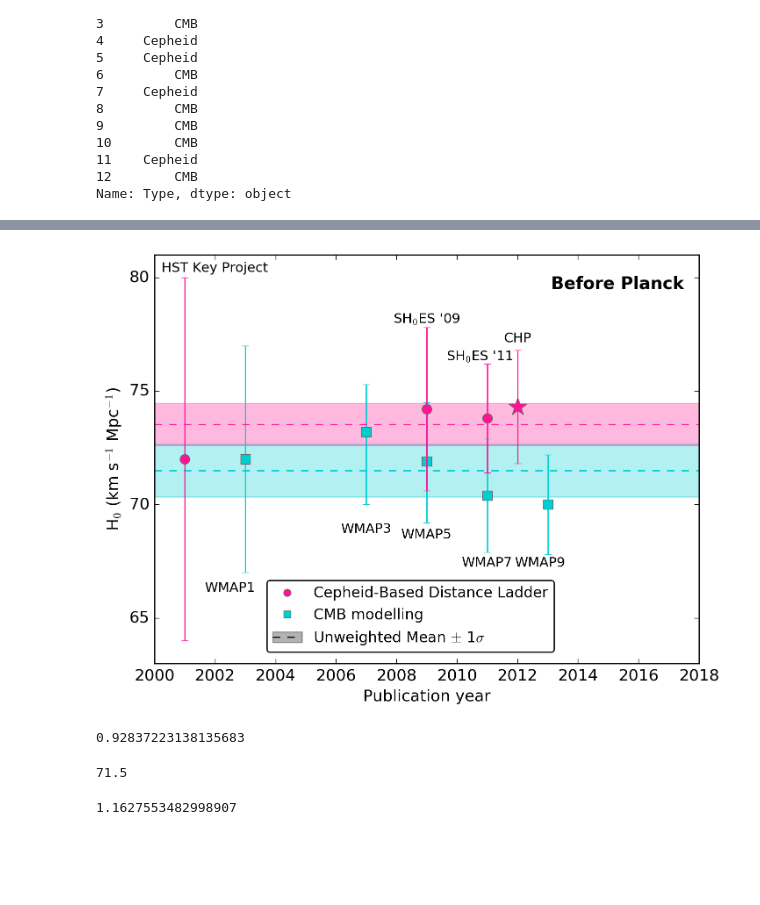
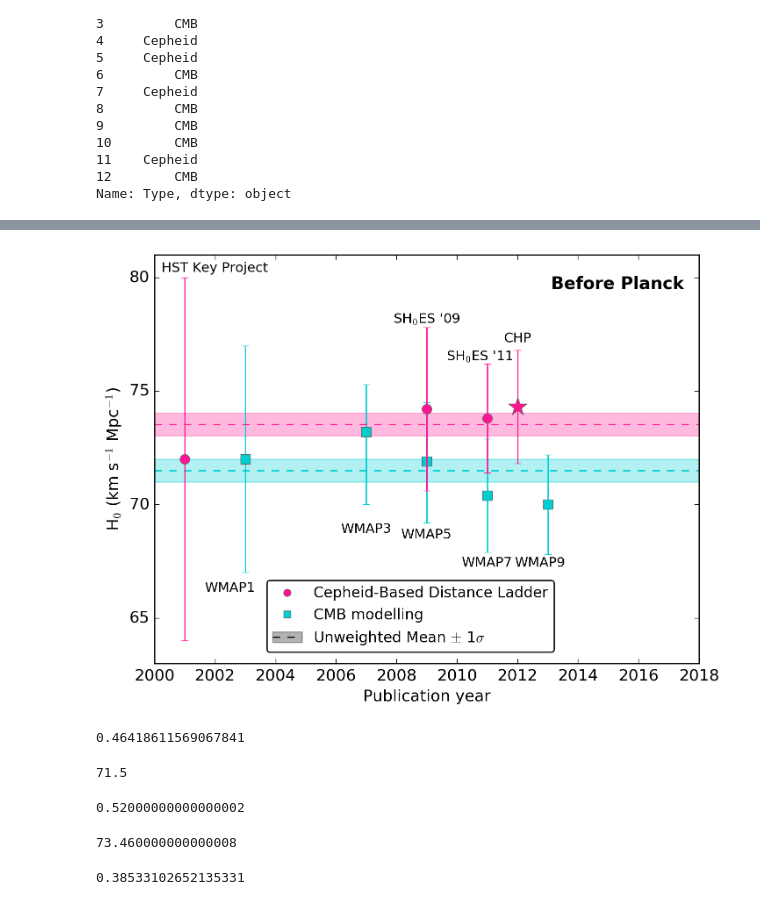
Before and after one commit to vickyscowcroft/ipython_notebooks, a Jupyter notebook: remake_beaton_h0/RemakeBeatonH0Plot.ipynb, the cells around one changed output, grey strips where cells are left out. Cells and saved outputs as stored; diff of their text form; code cells hidden in the pictures; blank space fills up the shorter version.

```diff
--- a/remake_beaton_h0/RemakeBeatonH0Plot.ipynb
+++ b/remake_beaton_h0/RemakeBeatonH0Plot.ipynb
@@ -149,5 +149,6 @@ ho_df.Type
 12        CMB
 Name: Type, dtype: object
 # %%
-ho_df[ho_df.pre_planck==True]
+ho_df['pre_planck'] = True
+ho_df['pre_planck'][ho_df.year>2013] = False
 # %% [output]
@@ -216,51 +190,59 @@ axp1.axis(myaxis)
 x = np.arange(2000,2019,1)
 
 axp1.axhline(71.5, ls='--', color='DarkTurquoise')
-axp1.fill_between(x, 71.5-1.16, 71.5+1.16, color='DarkTurquoise', alpha=0.3)
+axp1.fill_between(x, 71.5-0.5, 71.5+0.5, color='DarkTurquoise', alpha=0.3)
 
 axp1.axhline(73.535, ls='--', color='DeepPink')
-axp1.fill_between(x, 73.53-0.93, 73.53+0.93, color='DeepPink', alpha=0.3)
+axp1.fill_between(x, 73.53-0.5, 73.53+0.5, color='DeepPink', alpha=0.3)
 
 mp.xlabel('Publication year')
 mp.ylabel('H$_{0}$ (km s$^{-1}$ Mpc$^{-1}$)')
 
 exline = axp1.axhline(50.0, ls='--', color='black')
 exfill = axp1.axhspan(49.8, 50.2, 2000, 2017, color='black', alpha=0.3)
 
 cmb = mlines.Line2D([], [], mfc='DarkTurquoise', mec='DimGray',marker='s', ls='None', label='CMB modelling')
 cep = mlines.Line2D([], [], mfc='DeepPink', mec='DimGray', marker='o', ls='None', label='Cepheid')
 
 
 axp1.annotate('CHP', xy=(2012, 77.15), xycoords='data', ha='center', fontsize=11)
 
 axp1.annotate('SH$_0$ES \'09', xy=(2009, 78), xycoords='data', ha='center', fontsize=11)
 axp1.annotate('SH$_0$ES \'11', xy=(2010.75, 76.35), xycoords='data', ha='center', fontsize=11)
 
 axp1.annotate('HST Key Project', xy=(2002, 80.25), xycoords='data', ha='center', fontsize=11)
 axp1.annotate('WMAP1', xy=(2002.5, 66.15), xycoords='data', ha='center', fontsize=11)
 axp1.annotate('WMAP3', xy=(2007, 68.75), xycoords='data', ha='center', fontsize=11)
 axp1.annotate('WMAP5', xy=(2009, 68.5), xycoords='data', ha='center', fontsize=11)
 axp1.annotate('WMAP7', xy=(2011, 67.25), xycoords='data', ha='center', fontsize=11)
 axp1.annotate('WMAP9', xy=(2012.75, 67.25), xycoords='data', ha='center', fontsize=11)
 
 axp1.annotate('Before Planck', xy=(2015.3, 79.5), xycoords='data', ha='center', fontsize=14, fontweight='bold')
 
 
 axp1.legend(handles=[cep, cmb, (exfill, exline)], labels=['Cepheid-Based Distance Ladder', 'CMB modelling', 'Unweighted Mean $\\pm$ 1$\\sigma$', ], numpoints=1, fancybox=True, fontsize=12, loc=8, bbox_to_anchor=(0.47, 0.01,))
 
 
 mp.savefig('ho_beaton16_remake_preplanck.pdf', transparent=True, bbox_inches='tight')
 # %% [output]
-[figure, old version]
+[figure, new version]
 # %%
-np.std(pre_planck.H0[(pre_planck.Type=='Cepheid')])
+np.std(pre_planck.H0[(pre_planck.Type=='Cepheid')]) / np.sqrt(4.)
 # %% [output]
-0.92837223138135683
+0.46418611569067841
 # %%
 np.mean(pre_planck.H0[(pre_planck.Type=='CMB')])
 # %% [output]
 71.5
 # %%
-np.std(pre_planck.H0[(pre_planck.Type=='CMB')])
+np.std(pre_planck.H0[(pre_planck.Type=='CMB')]) / np.sqrt(5.)
 # %% [output]
-1.1627553482998907
+0.52000000000000002
+# %%
+np.mean(ho_df.H0[(ho_df.Type=='Cepheid')])
+# %% [output]
+73.460000000000008
+# %%
+np.std(ho_df.H0[(ho_df.Type=='Cepheid')]) / np.sqrt(5.)
+# %% [output]
+0.38533102652135331
```
Also changed, not shown: parts of 2 cells of this notebook.
